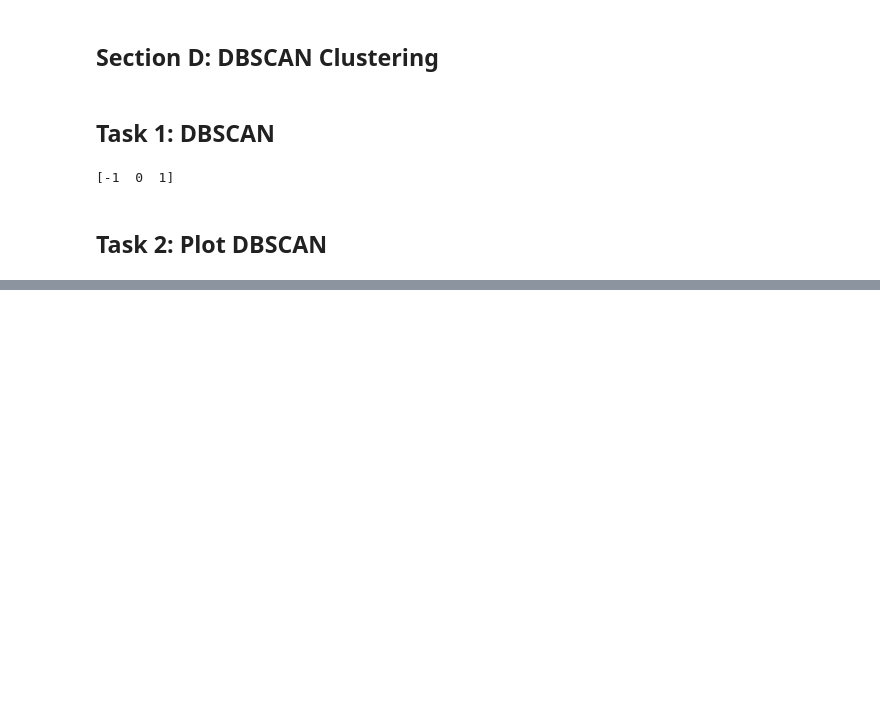
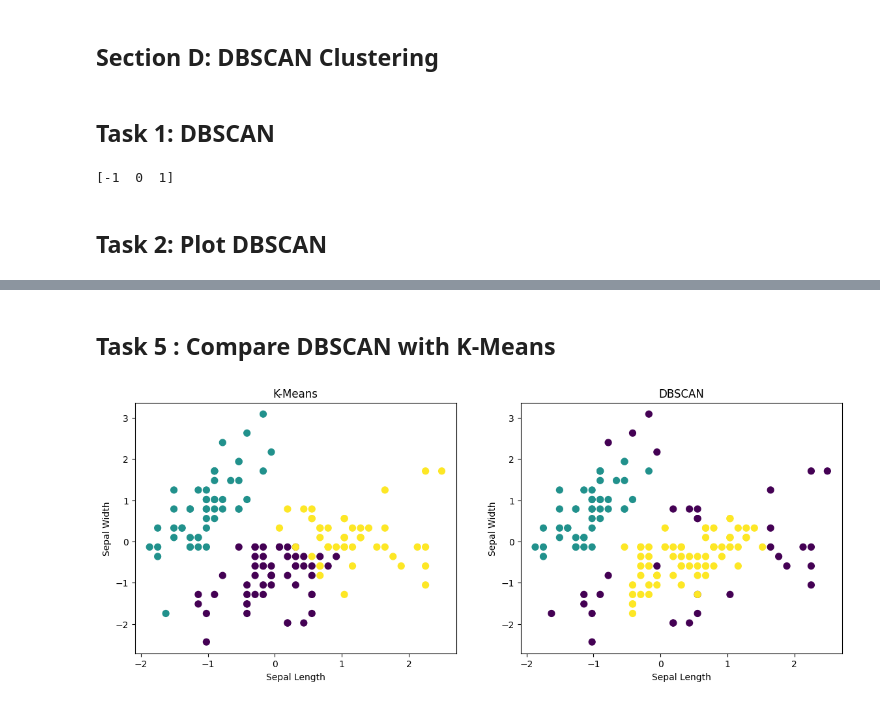
Before and after one commit to mdzubayereashraf/Ostad-AI-Engineering-Course-Assignments, a Jupyter notebook: Assignmen_No_12(Clustering_&_Dimensionality_Reduction).ipynb, the cells around one changed output, grey strips where cells are left out. Cells and saved outputs as stored; diff of their text form; code cells hidden in the pictures; blank space fills up the shorter version.

```diff
--- a/Assignmen_No_12(Clustering_&_Dimensionality_Reduction).ipynb
+++ b/Assignmen_No_12(Clustering_&_Dimensionality_Reduction).ipynb
@@ -377,0 +475,35 @@ print(np.unique(dbscan_labels))
+# %% [markdown]
+## Task 5 : Compare DBSCAN with K-Means
+# %%
+fig, axes = plt.subplots(1, 2, figsize=(14, 5))
+
+# K-Means
+axes[0].scatter(
+    X_scaled[:, 0],
+    X_scaled[:, 1],
+    c=kmeans_labels,
+    cmap='viridis',
+    s=50
+)
+
+axes[0].set_title("K-Means")
+axes[0].set_xlabel("Sepal Length")
+axes[0].set_ylabel("Sepal Width")
+
+
+# DBSCAN
+axes[1].scatter(
+    X_scaled[:, 0],
+    X_scaled[:, 1],
+    c=dbscan_labels,
+    cmap='viridis',
+    s=50
+)
+
+axes[1].set_title("DBSCAN")
+axes[1].set_xlabel("Sepal Length")
+axes[1].set_ylabel("Sepal Width")
+
+plt.show()
+# %% [output]
+[figure, added]
```
Also changed, not shown: parts of 5 cells of this notebook.
